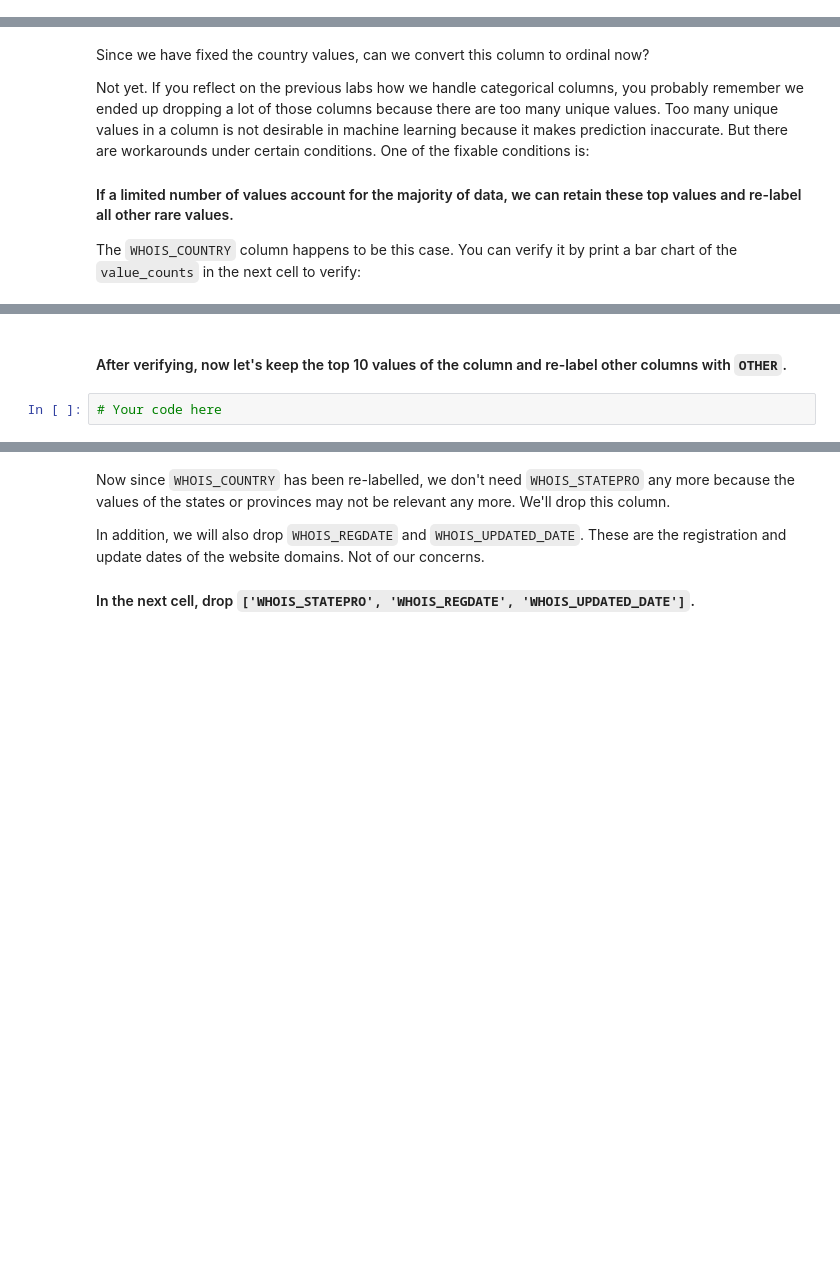
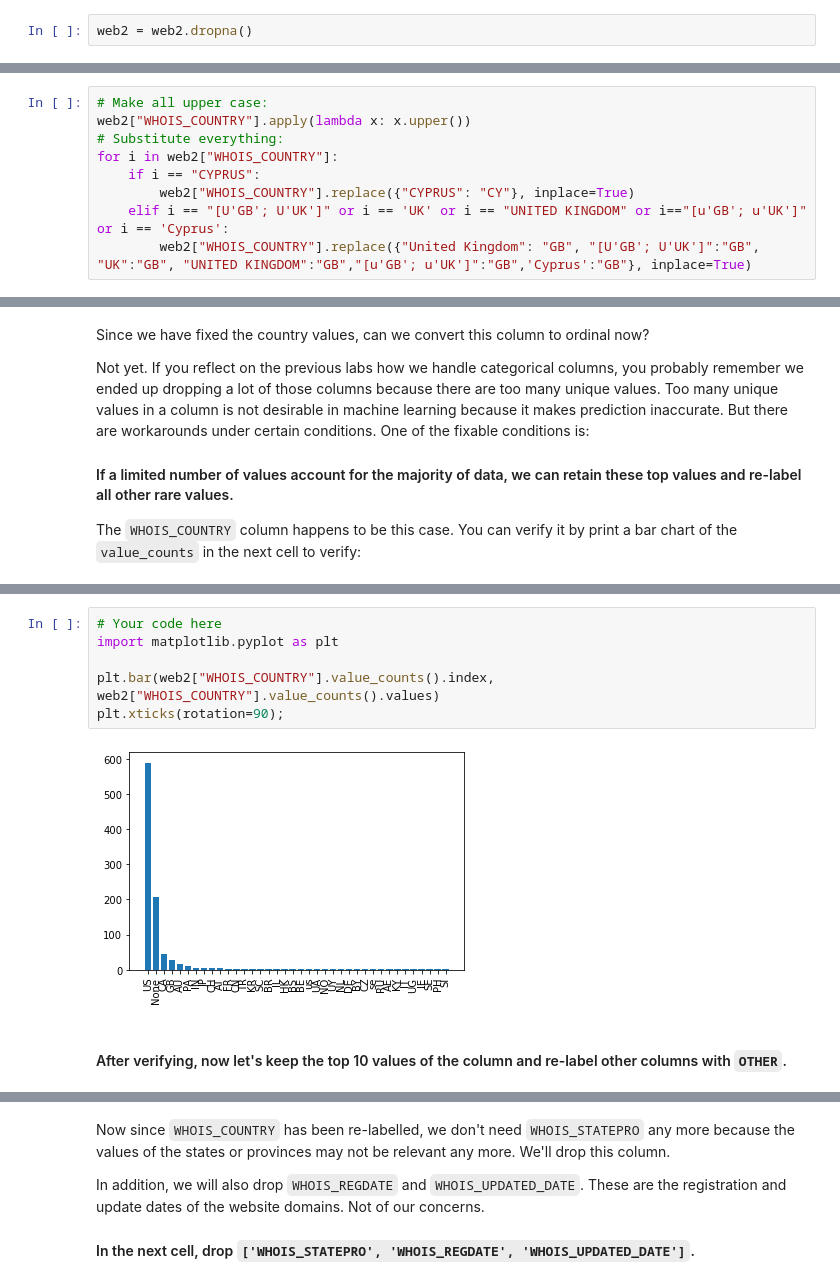
Before and after one commit to ta-data-remote/lab-supervised-learning, a Jupyter notebook: your-code/main.ipynb, the cells around one changed output, grey strips where cells are left out. Drawn from its saved outputs; the diff is of its cells as text; blank space fills up the shorter version.

```diff
--- a/your-code/main.ipynb
+++ b/your-code/main.ipynb
@@ -167,0 +193,2 @@ dtype: int64
+# %%
+web2 = web2.dropna()
@@ -192,0 +238,9 @@ How to handle string columns is always case by case. Let's start by working on `
+# %%
+# Make all upper case:
+web2["WHOIS_COUNTRY"].apply(lambda x: x.upper())
+# Substitute everything:
+for i in web2["WHOIS_COUNTRY"]:
+    if i == "CYPRUS":
+        web2["WHOIS_COUNTRY"].replace({"CYPRUS": "CY"}, inplace=True)
+    elif i == "[U'GB'; U'UK']" or i == 'UK' or i == "UNITED KINGDOM" or i=="[u'GB'; u'UK']" or i == 'Cyprus':
+        web2["WHOIS_COUNTRY"].replace({"United Kingdom": "GB", "[U'GB'; U'UK']":"GB", "UK":"GB", "UNITED KINGDOM":"GB","[u'GB'; u'UK']":"GB",'Cyprus':"GB"}, inplace=True)
@@ -206,4 +275,10 @@ The `WHOIS_COUNTRY` column happens to be this case. You can verify it by print a
+# %%
+# Your code here
+import matplotlib.pyplot as plt
+
+plt.bar(web2["WHOIS_COUNTRY"].value_counts().index, web2["WHOIS_COUNTRY"].value_counts().values)
+plt.xticks(rotation=90);
+# %% [output]
+[figure, added]
 # %% [markdown]
 #### After verifying, now let's keep the top 10 values of the column and re-label other columns with `OTHER`.
-# %%
-# Your code here
```
Also changed, not shown: parts of 90 cells of this notebook.
